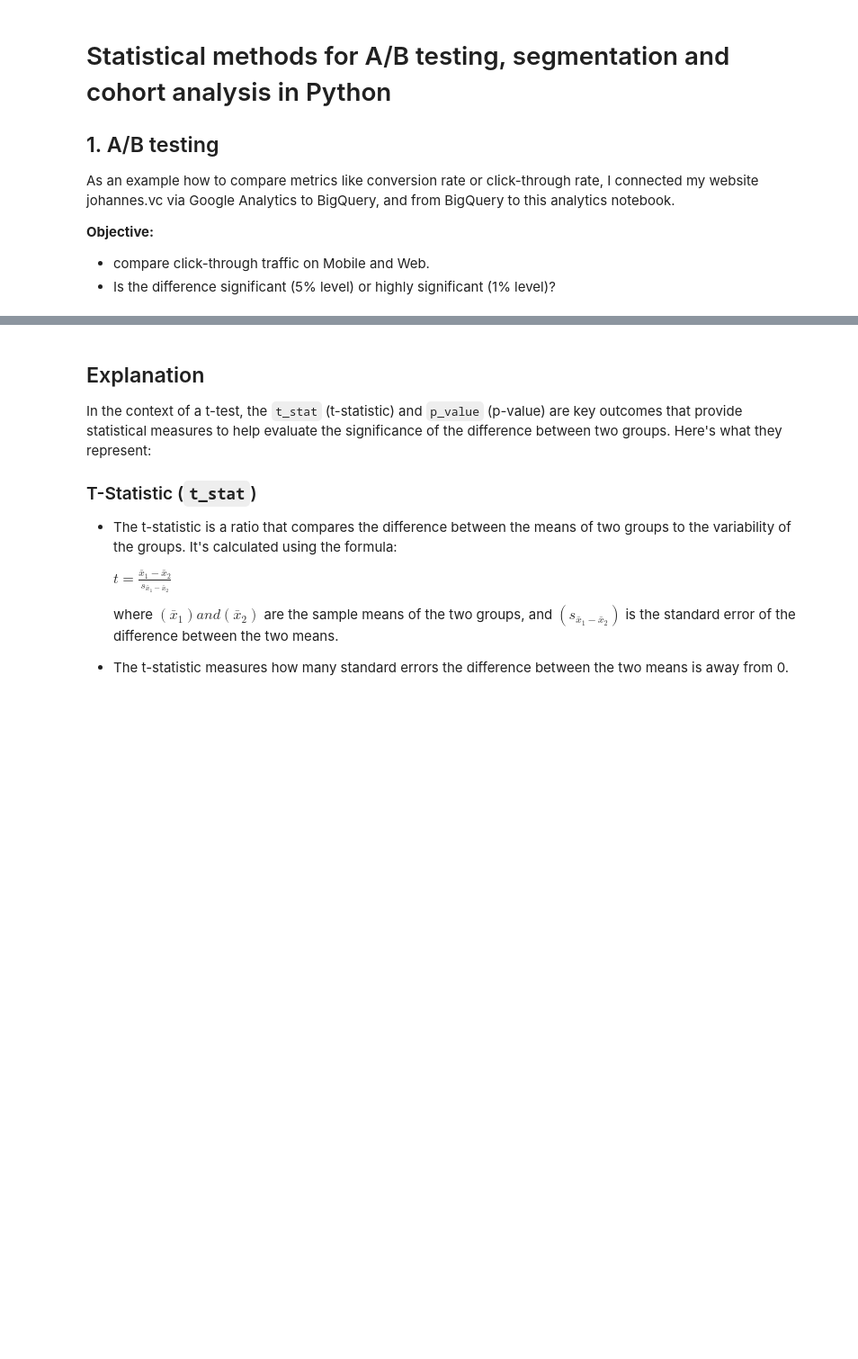
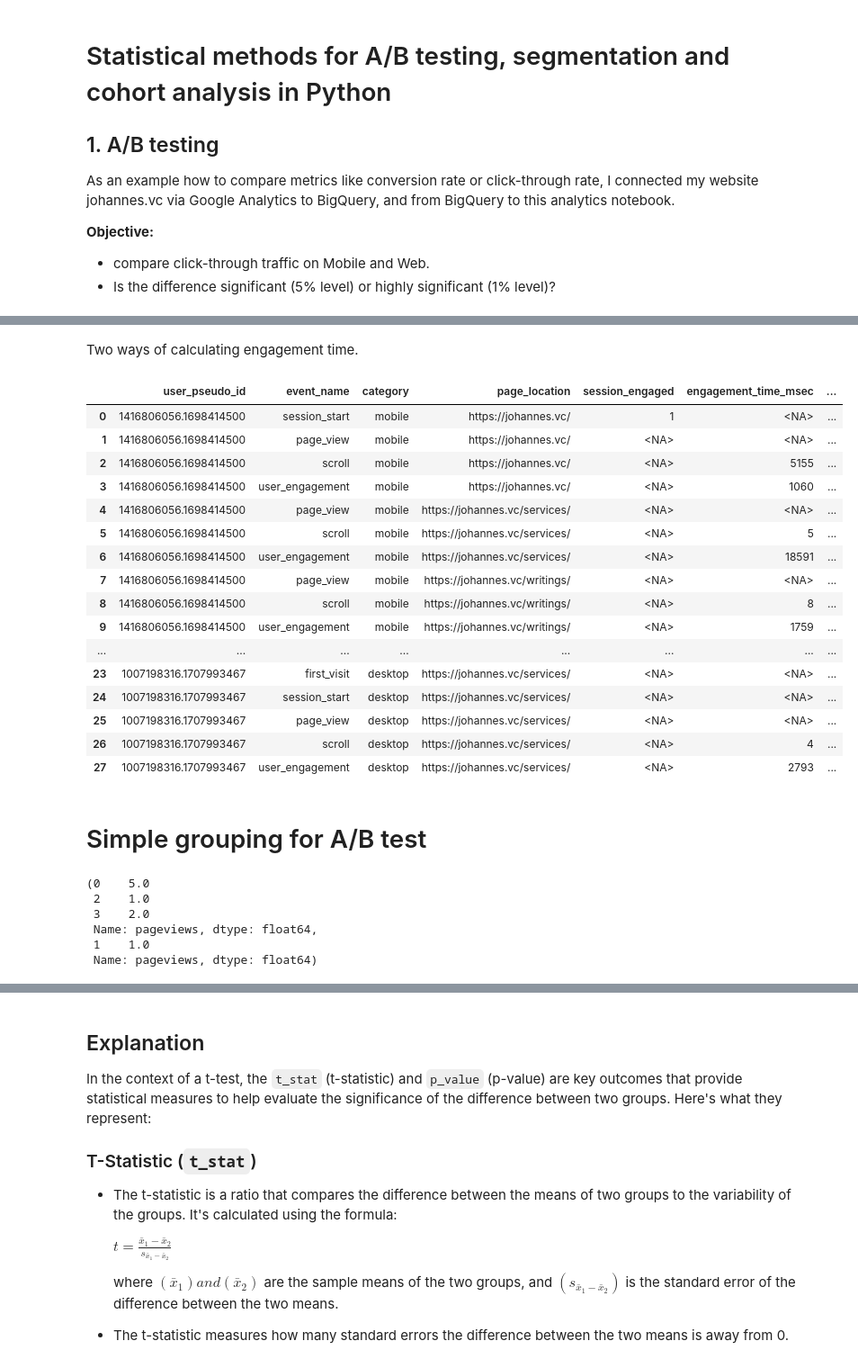
Before and after one commit to JohannesVC/notebooks, a Jupyter notebook: data analytics statistics (SQL)/Statistical methods for ab testing, cohort analysis and segmentation.ipynb, the cells around one changed output, grey strips where cells are left out. Shown at 90% size. Saved outputs shown, nothing was run; the diff lists cells and outputs as text; code cells hidden in the pictures; blank space fills up the shorter version.

Commit message:
more statistics in bigquery

```diff
--- a/data analytics statistics (SQL)/Statistical methods for ab testing, cohort analysis and segmentation.ipynb
+++ b/data analytics statistics (SQL)/Statistical methods for ab testing, cohort analysis and segmentation.ipynb
@@ -25,0 +79,38 @@ WHERE group IN ('A', 'B')
+# %% [markdown]
+Two ways of calculating engagement time.
+# %%
+%%bigquery
+SELECT
+  user_pseudo_id,
+  event_name,
+  -- event_timestamp,
+  device.category,
+  (SELECT value.string_value FROM UNNEST(event_params) WHERE key = 'page_location') AS page_location,
+  (SELECT value.int_value FROM UNNEST(event_params) WHERE key = 'session_engaged') AS session_engaged,
+  (SELECT value.int_value FROM UNNEST(event_params) WHERE key = 'engagement_time_msec') AS engagement_time_msec,
+  TIMESTAMP_DIFF(
+    TIMESTAMP_MICROS(event_timestamp), TIMESTAMP_MICROS(
+      LAG(event_timestamp) OVER(PARTITION BY user_pseudo_id ORDER BY event_timestamp)
+      ), SECOND) AS time_spent_seconds,
+FROM
+  `johannesvc.analytics_413581908.events_*`
+# %% [output]
+|  | user_pseudo_id | event_name | category | page_location | session_engaged | engagement_time_msec | ... |
+| 0 | 1416806056.1698414500 | session_start | mobile | https://johannes.vc/ | 1 | <NA> | ... |
+| 1 | 1416806056.1698414500 | page_view | mobile | https://johannes.vc/ | <NA> | <NA> | ... |
+| 2 | 1416806056.1698414500 | scroll | mobile | https://johannes.vc/ | <NA> | 5155 | ... |
+| 3 | 1416806056.1698414500 | user_engagement | mobile | https://johannes.vc/ | <NA> | 1060 | ... |
+| 4 | 1416806056.1698414500 | page_view | mobile | https://johannes.vc/services/ | <NA> | <NA> | ... |
+| 5 | 1416806056.1698414500 | scroll | mobile | https://johannes.vc/services/ | <NA> | 5 | ... |
+| 6 | 1416806056.1698414500 | user_engagement | mobile | https://johannes.vc/services/ | <NA> | 18591 | ... |
+| 7 | 1416806056.1698414500 | page_view | mobile | https://johannes.vc/writings/ | <NA> | <NA> | ... |
+| 8 | 1416806056.1698414500 | scroll | mobile | https://johannes.vc/writings/ | <NA> | 8 | ... |
+| 9 | 1416806056.1698414500 | user_engagement | mobile | https://johannes.vc/writings/ | <NA> | 1759 | ... |
+| ... | ... | ... | ... | ... | ... | ... | ... |
+| 23 | 1007198316.1707993467 | first_visit | desktop | https://johannes.vc/services/ | <NA> | <NA> | ... |
+| 24 | 1007198316.1707993467 | session_start | desktop | https://johannes.vc/services/ | <NA> | <NA> | ... |
+| 25 | 1007198316.1707993467 | page_view | desktop | https://johannes.vc/services/ | <NA> | <NA> | ... |
+| 26 | 1007198316.1707993467 | scroll | desktop | https://johannes.vc/services/ | <NA> | 4 | ... |
+| 27 | 1007198316.1707993467 | user_engagement | desktop | https://johannes.vc/services/ | <NA> | 2793 | ... |
+# %% [markdown]
+# Simple grouping for A/B test
@@ -30,3 +134,12 @@ group_b = df[df['group'] == 'Desktop']['metric']
+# %%
+group_a, group_b
+# %% [output]
+(0    5.0
+ 2    1.0
+ 3    2.0
+ Name: pageviews, dtype: float64,
+ 1    1.0
+ Name: pageviews, dtype: float64)
 # %%
 from scipy.stats import ttest_ind
 
```
Also changed, not shown: parts of 15 cells of this notebook, 1 other file.
